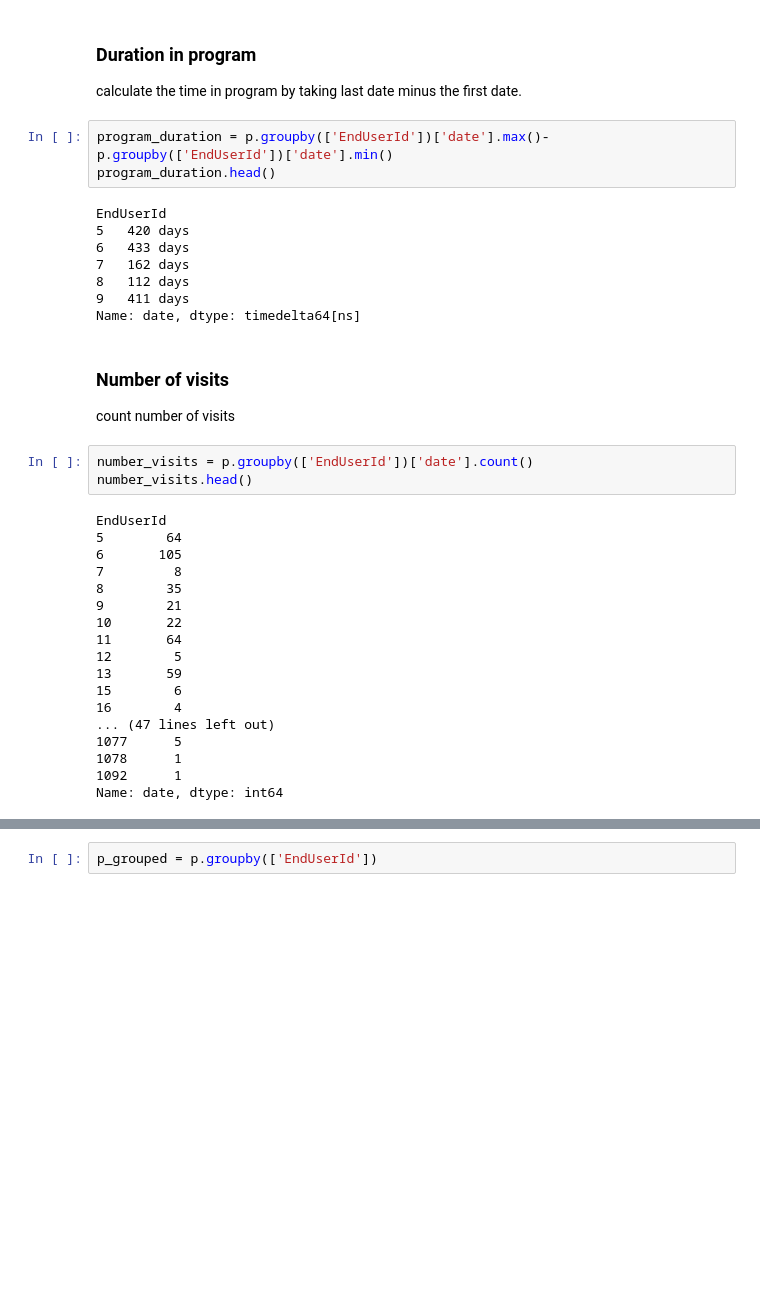
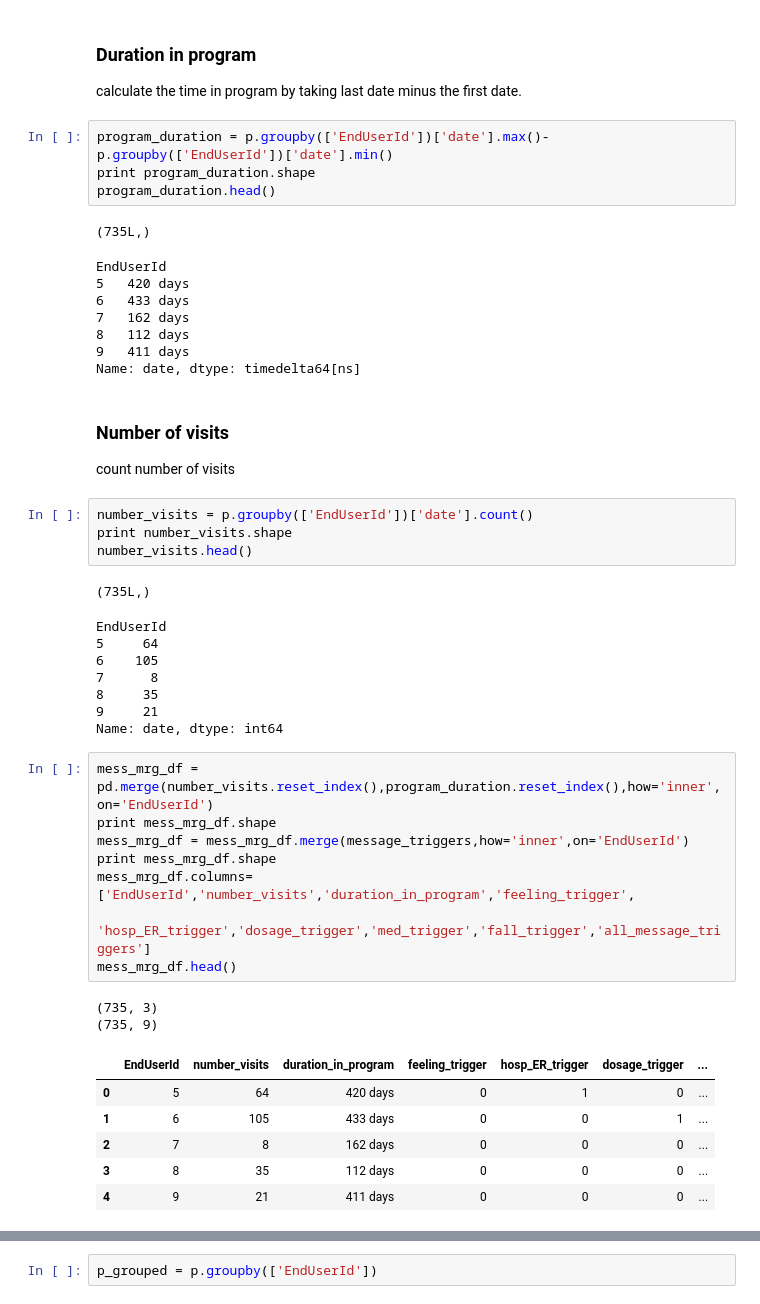
Before and after one commit to btq/TIPS, a Jupyter notebook: dev/2016-08-15-BTQ-ExploreNewTIPSData.ipynb, the cells around one changed output, grey strips where cells are left out. Drawn from its saved outputs; the diff is of its cells as text; blank space fills up the shorter version.

```diff
--- a/dev/2016-08-15-BTQ-ExploreNewTIPSData.ipynb
+++ b/dev/2016-08-15-BTQ-ExploreNewTIPSData.ipynb
@@ -463,36 +481,47 @@ message_triggers.head()
 calculate the time in program by taking last date minus the first date.
 # %%
 program_duration = p.groupby(['EndUserId'])['date'].max()-p.groupby(['EndUserId'])['date'].min()
+print program_duration.shape
 program_duration.head()
 # %% [output]
-EndUserId
-5   420 days
-6   433 days
-7   162 days
-8   112 days
-9   411 days
-Name: date, dtype: timedelta64[ns]
+(735L,)
+EndUserId
+5   420 days
+6   433 days
+7   162 days
+8   112 days
+9   411 days
+Name: date, dtype: timedelta64[ns]
 # %% [markdown]
 ### Number of visits
 count number of visits
 # %%
 number_visits = p.groupby(['EndUserId'])['date'].count()
+print number_visits.shape
 number_visits.head()
 # %% [output]
-EndUserId
-5        64
-6       105
-7         8
-8        35
-9        21
-10       22
-11       64
-12        5
-13       59
-15        6
-16        4
-... (47 lines left out)
-1077      5
-1078      1
-1092      1
-Name: date, dtype: int64
+(735L,)
+EndUserId
+5     64
+6    105
+7      8
+8     35
+9     21
+Name: date, dtype: int64
+# %%
+mess_mrg_df = pd.merge(number_visits.reset_index(),program_duration.reset_index(),how='inner',on='EndUserId')
+print mess_mrg_df.shape
+mess_mrg_df = mess_mrg_df.merge(message_triggers,how='inner',on='EndUserId')
+print mess_mrg_df.shape
+mess_mrg_df.columns=['EndUserId','number_visits','duration_in_program','feeling_trigger',
+                     'hosp_ER_trigger','dosage_trigger','med_trigger','fall_trigger','all_message_triggers']
+mess_mrg_df.head()
+# %% [output]
+(735, 3)
+(735, 9)
+|  | EndUserId | number_visits | duration_in_program | feeling_trigger | hosp_ER_trigger | dosage_trigger | ... |
+| 0 | 5 | 64 | 420 days | 0 | 1 | 0 | ... |
+| 1 | 6 | 105 | 433 days | 0 | 0 | 1 | ... |
+| 2 | 7 | 8 | 162 days | 0 | 0 | 0 | ... |
+| 3 | 8 | 35 | 112 days | 0 | 0 | 0 | ... |
+| 4 | 9 | 21 | 411 days | 0 | 0 | 0 | ... |
```
Also changed, not shown: parts of 26 cells of this notebook, 4 other files.
